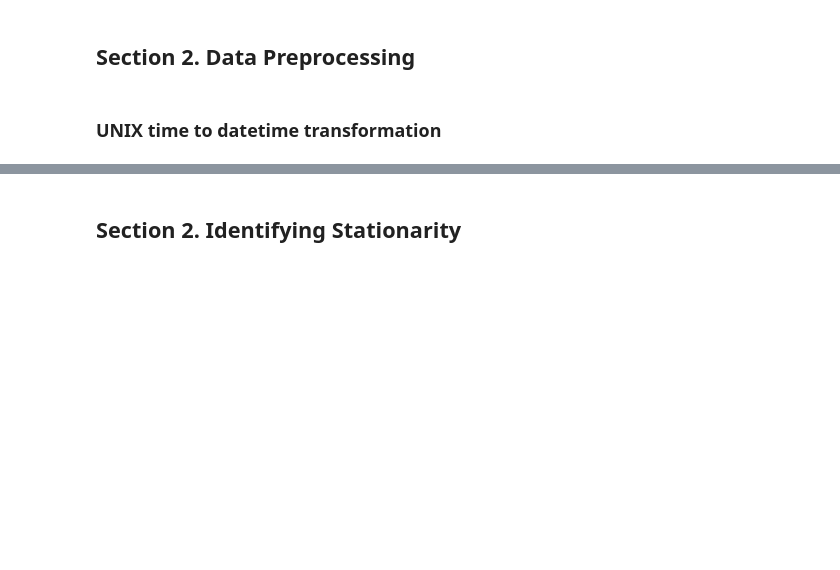
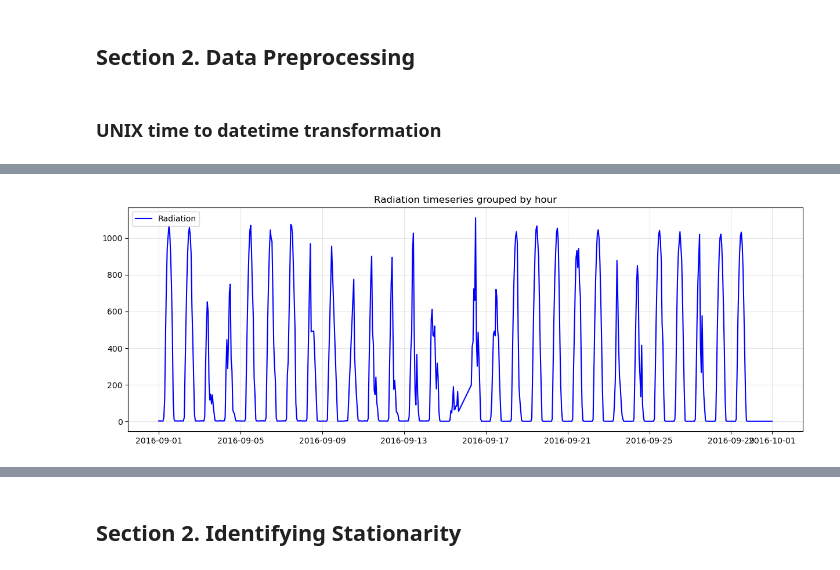
Before and after one commit to denysgerasymuk799/UCU_Machine_Learning_Course_Project, a Jupyter notebook: source/ML_DL_Forecasting.ipynb, the cells around one changed output, grey strips where cells are left out. Saved outputs shown, nothing was run; the diff lists cells and outputs as text; code cells hidden in the pictures; blank space fills up the shorter version.

```diff
--- a/source/ML_DL_Forecasting.ipynb
+++ b/source/ML_DL_Forecasting.ipynb
@@ -296,0 +265,10 @@ OtherPEN_production['Log_production'] = np.log(OtherPEN_production['Production']
+# %%
+from_datetime = datetime(year=2016, month=9, day=1, hour=0)
+to_datetime = from_datetime + timedelta(days=30)
+plt.plot(hourly_radiation_df[from_datetime:to_datetime].index, hourly_radiation_df[from_datetime:to_datetime].values, color='blue', label="Radiation")
+plt.legend(loc='upper left')
+plt.title(f'Radiation timeseries grouped by hour')
+plt.grid(alpha=0.3)
+plt.show()
+# %% [output]
+[figure, added]
```
Also changed, not shown: parts of 18 cells of this notebook.
